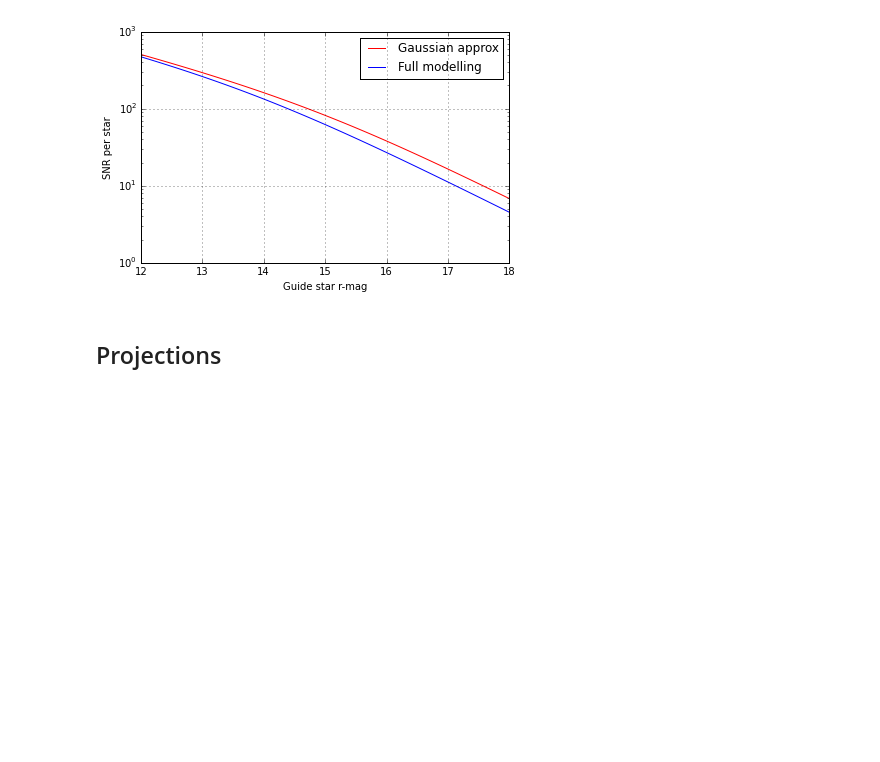
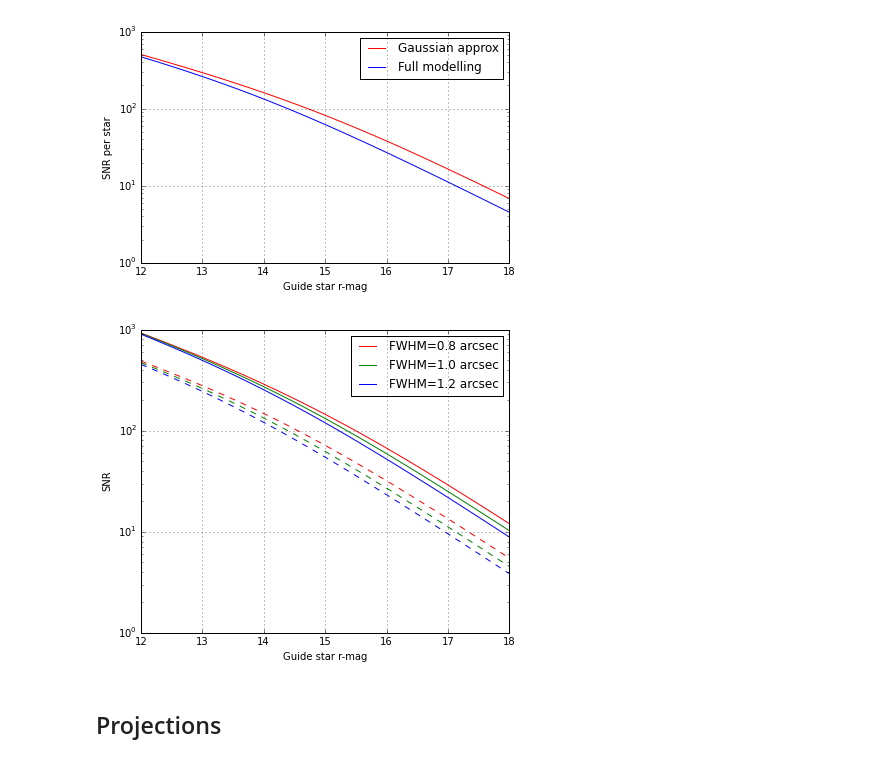
Before and after one commit to desihub/desietcproto, a Jupyter notebook: doc/nb/ETC Calculator.ipynb, the cells around one changed output. Cells and saved outputs as stored; diff of their text form; code cells hidden in the pictures; blank space fills up the shorter version.

```diff
--- a/doc/nb/ETC Calculator.ipynb
+++ b/doc/nb/ETC Calculator.ipynb
@@ -784,6 +784,31 @@ def plot_sig_error_comparison(save=None):
 plot_sig_error_comparison()
 # %% [output]
 [figure]
+# %%
+def plot_fwhm_performance(save=None):
+    plt.figure(figsize=(6,5))
+    for w0,clr in [(0.8,'r'), (1.0,'g'), (1.2,'b')]:
+        rmag = np.linspace(12,18,100)
+        yax,yax2=[],[]
+        for r in rmag:
+            partials,cov,snr0,snr = gfa.observe(t,r_mag=r,ROI_size=20,verbose=0, FWHM5400=w0*u.arcsec)
+            yax.append(w0/sqrt(cov[1,1]))
+            yax2.append(snr)
+        plt.plot (rmag, yax, label='FWHM='+str(w0)+' arcsec', color=clr)
+        plt.plot (rmag, yax2, '--',color=clr)
+    plt.semilogy()
+    plt.legend()
+    plt.xlabel('Guide star r-mag')
+    plt.ylabel('SNR')
+
+    plt.grid()
+    plt.tight_layout()
+    if save:
+        plt.savefig(save,dpi=300)
+
+plot_fwhm_performance(save='rmagperf.png')
+# %% [output]
+[figure, added]
 # %% [markdown]
 ## Projections
 # %%
```
Also changed, not shown: parts of 5 cells of this notebook.
